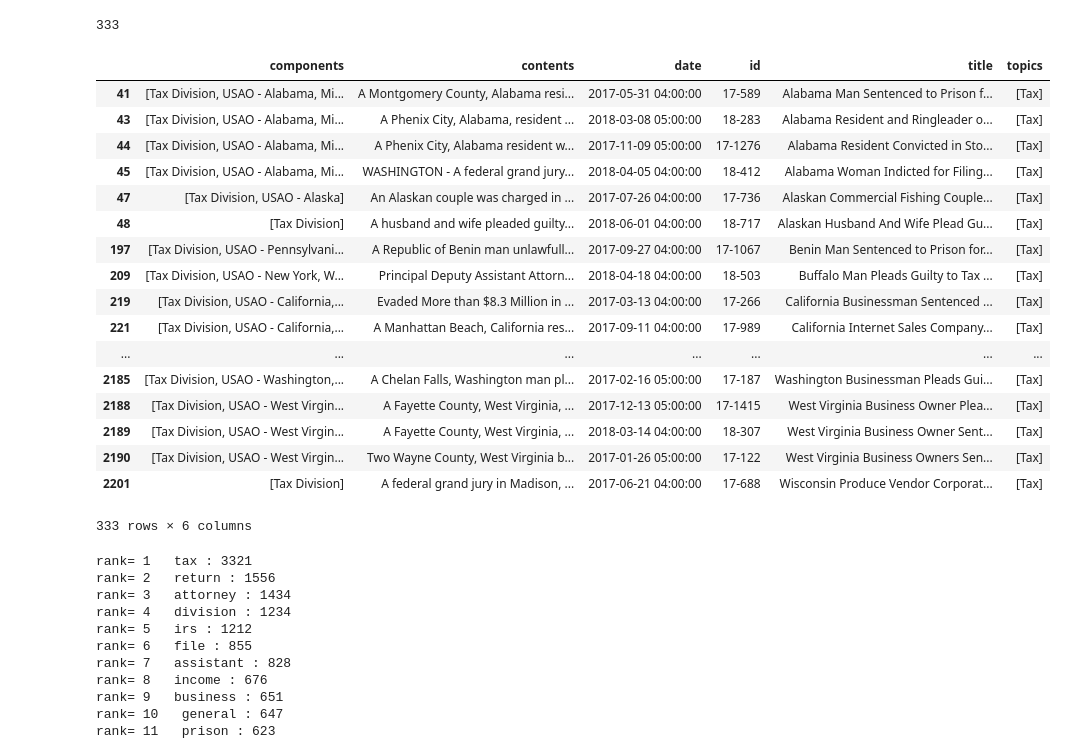
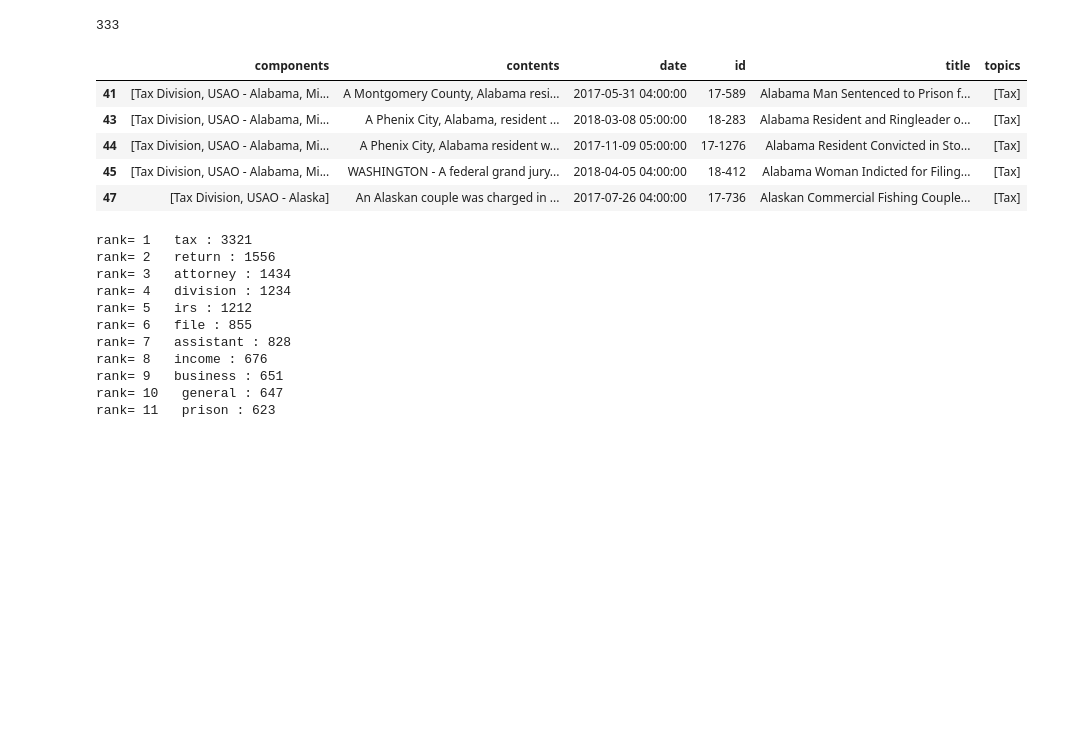
Before and after one commit to nikitascmu/UDA_Project, a Jupyter notebook: UDA Project_Atsumi.ipynb, the cells around one changed output. Saved outputs shown, nothing was run; the diff lists cells and outputs as text; code cells hidden in the pictures; blank space fills up the shorter version.

```diff
--- a/UDA Project_Atsumi.ipynb
+++ b/UDA Project_Atsumi.ipynb
@@ -360,26 +360,14 @@ print(len(df_1718_tax)) # The number of taxed comes up!
 # %% [output]
 333
 # %%
-df_1718_tax
+df_1718_tax.head()
 # %% [output]
 |  | components | contents | date | id | title | topics |
 | 41 | [Tax Division, USAO - Alabama, Mi... | A Montgomery County, Alabama resi... | 2017-05-31 04:00:00 | 17-589 | Alabama Man Sentenced to Prison f... | [Tax] |
 | 43 | [Tax Division, USAO - Alabama, Mi... | A Phenix City, Alabama, resident ... | 2018-03-08 05:00:00 | 18-283 | Alabama Resident and Ringleader o... | [Tax] |
 | 44 | [Tax Division, USAO - Alabama, Mi... | A Phenix City, Alabama resident w... | 2017-11-09 05:00:00 | 17-1276 | Alabama Resident Convicted in Sto... | [Tax] |
 | 45 | [Tax Division, USAO - Alabama, Mi... | WASHINGTON - A federal grand jury... | 2018-04-05 04:00:00 | 18-412 | Alabama Woman Indicted for Filing... | [Tax] |
 | 47 | [Tax Division, USAO - Alaska] | An Alaskan couple was charged in ... | 2017-07-26 04:00:00 | 17-736 | Alaskan Commercial Fishing Couple... | [Tax] |
-| 48 | [Tax Division] | A husband and wife pleaded guilty... | 2018-06-01 04:00:00 | 18-717 | Alaskan Husband And Wife Plead Gu... | [Tax] |
-| 197 | [Tax Division, USAO - Pennsylvani... | A Republic of Benin man unlawfull... | 2017-09-27 04:00:00 | 17-1067 | Benin Man Sentenced to Prison for... | [Tax] |
-| 209 | [Tax Division, USAO - New York, W... | Principal Deputy Assistant Attorn... | 2018-04-18 04:00:00 | 18-503 | Buffalo Man Pleads Guilty to Tax ... | [Tax] |
-| 219 | [Tax Division, USAO - California,... | Evaded More than $8.3 Million in ... | 2017-03-13 04:00:00 | 17-266 | California Businessman Sentenced ... | [Tax] |
-| 221 | [Tax Division, USAO - California,... | A Manhattan Beach, California res... | 2017-09-11 04:00:00 | 17-989 | California Internet Sales Company... | [Tax] |
-| ... | ... | ... | ... | ... | ... | ... |
-| 2185 | [Tax Division, USAO - Washington,... | A Chelan Falls, Washington man pl... | 2017-02-16 05:00:00 | 17-187 | Washington Businessman Pleads Gui... | [Tax] |
-| 2188 | [Tax Division, USAO - West Virgin... | A Fayette County, West Virginia, ... | 2017-12-13 05:00:00 | 17-1415 | West Virginia Business Owner Plea... | [Tax] |
-| 2189 | [Tax Division, USAO - West Virgin... | A Fayette County, West Virginia, ... | 2018-03-14 04:00:00 | 18-307 | West Virginia Business Owner Sent... | [Tax] |
-| 2190 | [Tax Division, USAO - West Virgin... | Two Wayne County, West Virginia b... | 2017-01-26 05:00:00 | 17-122 | West Virginia Business Owners Sen... | [Tax] |
-| 2201 | [Tax Division] | A federal grand jury in Madison, ... | 2017-06-21 04:00:00 | 17-688 | Wisconsin Produce Vendor Corporat... | [Tax] |
-333 rows × 6 columns
 # %%
 tax_df = df_1718_tax["title"] + ' ' + df_1718_tax["contents"]
 tax_list = list(tax_df)
```
Also changed, not shown: parts of 26 cells of this notebook, 1 other file.
